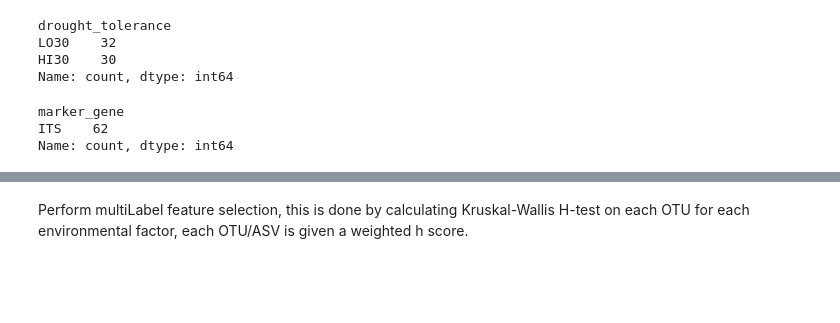
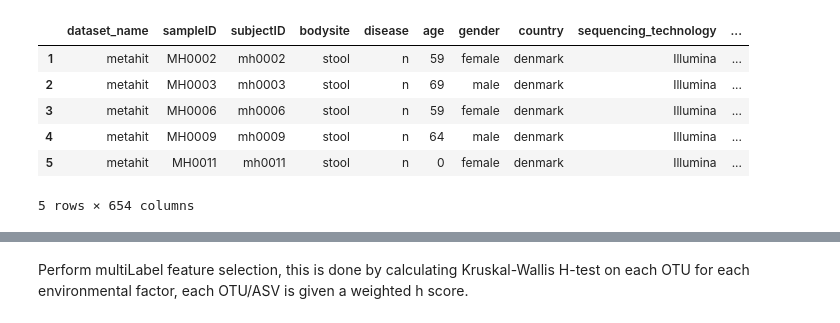
Before and after one commit to mengling-he/SelectMicro_24new, a Jupyter notebook: USGut_FS.ipynb, the cells around one changed output, grey strips where cells are left out. Saved outputs shown, nothing was run; the diff lists cells and outputs as text; code cells hidden in the pictures; blank space fills up the shorter version.

```diff
--- a/USGut_FS.ipynb
+++ b/USGut_FS.ipynb
@@ -37 +25,3 @@ print(metadata)
+# %%
+df=pd.read_csv("./Data/Data_US_Gut/abundance_IBD.txt",delimiter="\t", index_col=0, header=None).T
 # %%
@@ -41,13 +30,0 @@ metadata.shape
-# %%
-metadata['drought_tolerance'].value_counts()
-# %% [output]
-drought_tolerance
-LO30    32
-HI30    30
-Name: count, dtype: int64
-# %%
-metadata['marker_gene'].value_counts()
-# %% [output]
-marker_gene
-ITS    62
-Name: count, dtype: int64
@@ -59,0 +31,10 @@ rhizosphere_otu0 = pd.read_csv('../Bigdatafolder/rhizo_files/ITS_rhizosphere_otu
+# %%
+df.head()
+# %% [output]
+|  | dataset_name | sampleID | subjectID | bodysite | disease | age | gender | country | sequencing_technology | ... |
+| 1 | metahit | MH0002 | mh0002 | stool | n | 59 | female | denmark | Illumina | ... |
+| 2 | metahit | MH0003 | mh0003 | stool | n | 69 | male | denmark | Illumina | ... |
+| 3 | metahit | MH0006 | mh0006 | stool | n | 59 | female | denmark | Illumina | ... |
+| 4 | metahit | MH0009 | mh0009 | stool | n | 64 | male | denmark | Illumina | ... |
+| 5 | metahit | MH0011 | mh0011 | stool | n | 0 | female | denmark | Illumina | ... |
+5 rows × 654 columns
```
Also changed, not shown: parts of 58 cells of this notebook, 2 other files.
